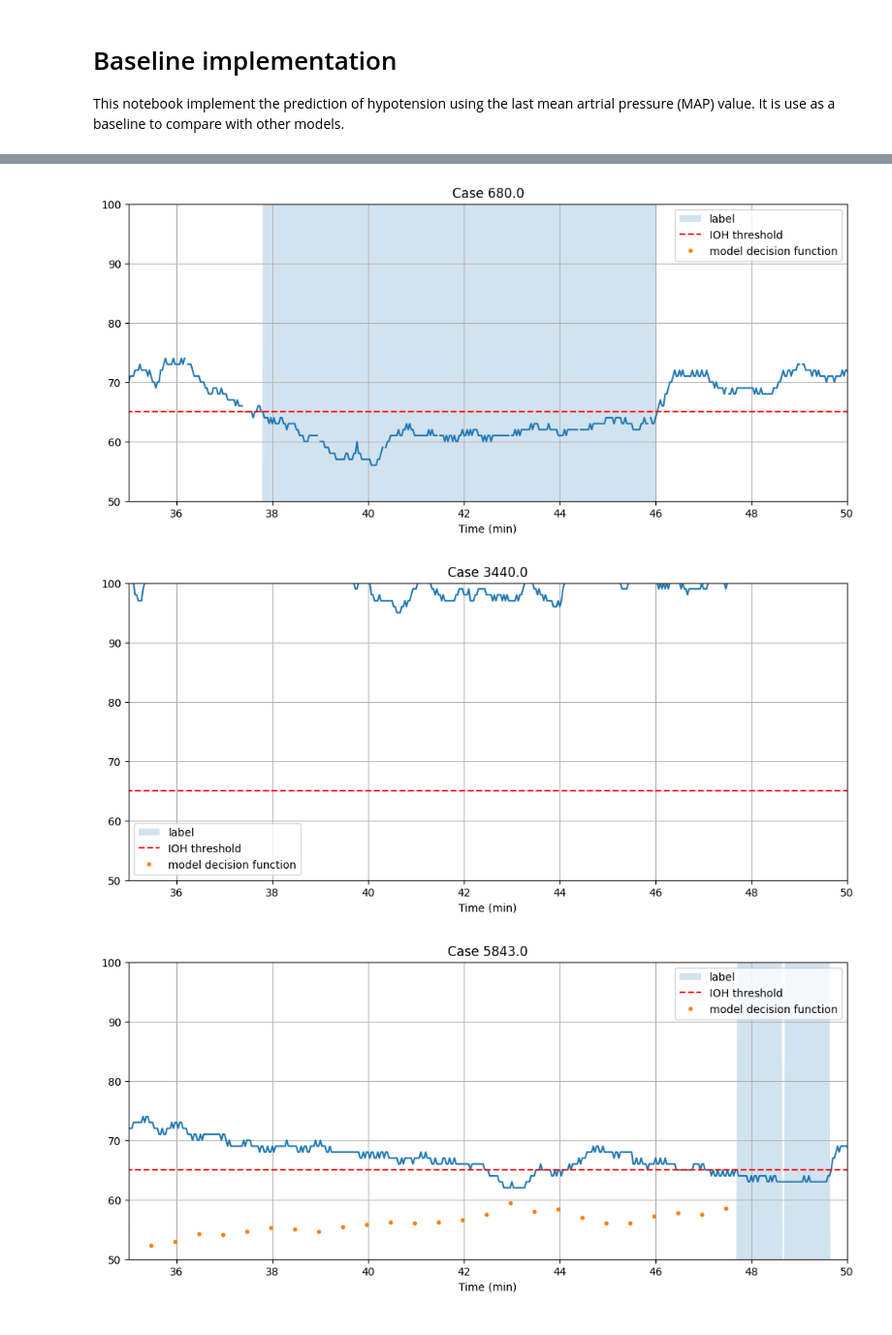
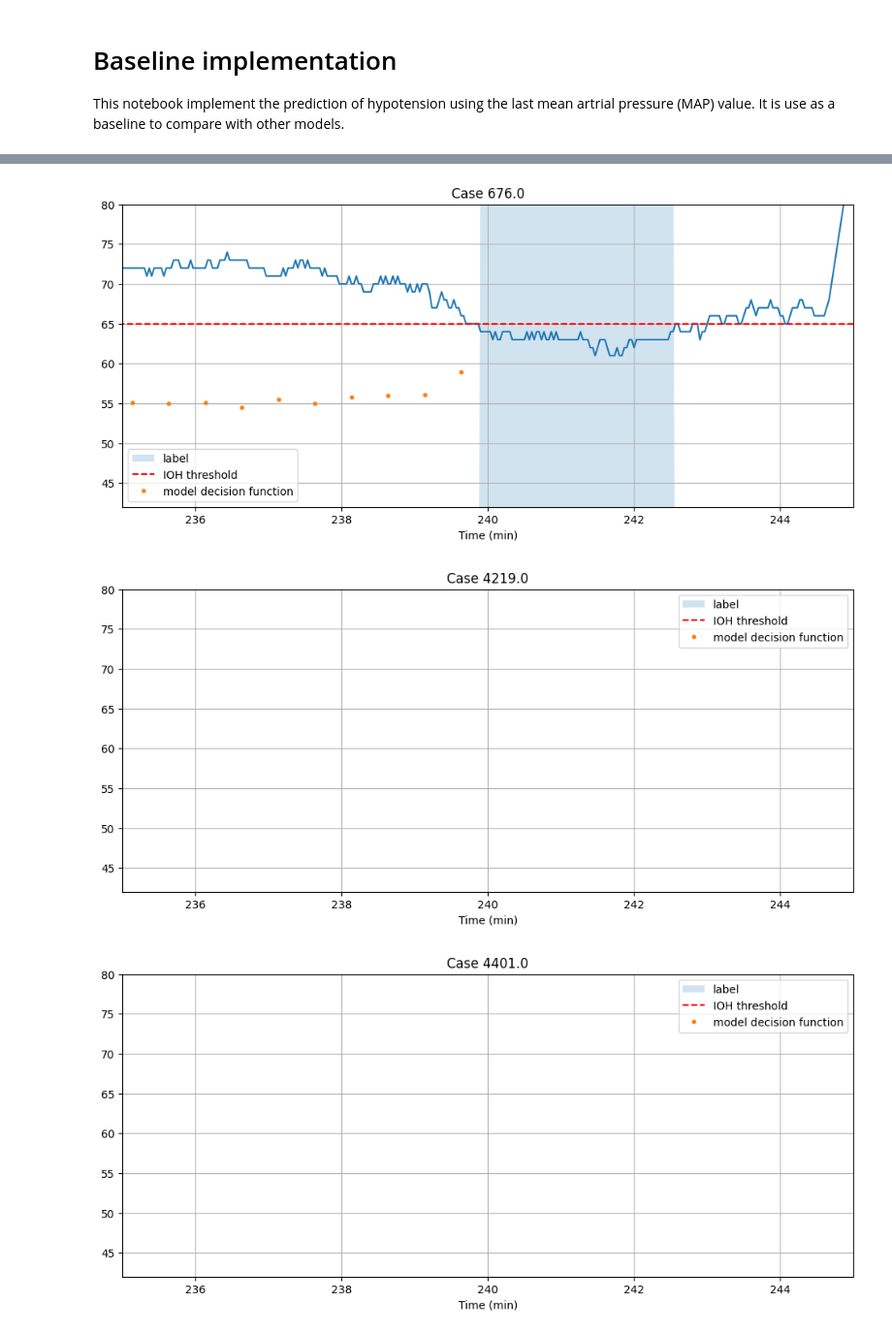
Before and after one commit to BobAubouin/hypotension_pred, a Jupyter notebook: scripts/baseline.ipynb, the cells around one changed output, grey strips where cells are left out. Shown at 97% size. Cells and saved outputs as stored; diff of their text form; code cells hidden in the pictures.

```diff
--- a/scripts/baseline.ipynb
+++ b/scripts/baseline.ipynb
@@ -10,8 +10,8 @@ import tikzplotlib
 
 from scripts.dataLoader import dataLoaderParallel
 # %%
-HALF_TIME_FILTERING = 5 # secondes
-FEATURE_NAME = "dbp"
+HALF_TIME_FILTERING = 10 # secondes
+FEATURE_NAME = "mbp"
 # %%
 # test if raw file exists
 if not os.path.exists('data/data_async.csv'):
@@ -22,7 +22,7 @@ cols = list(pd.read_csv("data/data_async.csv", nrows=1))
 rawData = pd.read_csv(f'data/data_async.csv', usecols =[i for i in cols if i != "opname"] ).astype("float32")
 # %%
 # test if baseline file exists
-if not os.path.exists('data/data_baseline.csv'):
+if not os.path.exists('data/data_xbg.csv'):
     dataframe = dataLoaderParallel(
         half_times= [HALF_TIME_FILTERING],
         signal_name = [FEATURE_NAME],
@@ -34,7 +34,7 @@ if not os.path.exists('data/data_baseline.csv'):
     )
     dataframe.to_csv('data/data_baseline.csv', index=False)
 else:
-    dataframe = pd.read_csv('data/data_baseline.csv')
+    dataframe = pd.read_csv('data/data_xbg.csv')
 # %%
 # for each subgoup of data, create a regressor and evaluate it
 from sklearn.metrics import auc, roc_curve, roc_auc_score
@@ -101,34 +136,6 @@ df.to_csv('data/baseline_roc.csv', index=False)
 # %%
 # plot 3 random cases with the corresponding decision function
-MIN_TIME_IOH = 60
-MIN_VALUE_IOH = 65
-def label_caseid(df_case: pd.DataFrame, sampling_time: int):
-    """
-    Labels the case based on the mean arterial blood pressure (mbp) values.
-
-    Parameters:
-    -----------
-    df_case : pd.DataFrame
-        The dataframe containing the case data.
-    sampling_time : int
-        The sampling time in seconds.
-
-    Returns
-    -------
-    pd.DataFrame:
-        The dataframe with the label column added.
-    """
-    # create the label for the case
-    label = df_case.mbp.rolling(MIN_TIME_IOH//sampling_time,
-                                min_periods=1).apply(lambda x: (x < MIN_VALUE_IOH).loc[~np.isnan(x)].all())
-    label.fillna(0, inplace=True)
-    label = (label + label.shift(-MIN_TIME_IOH//sampling_time , fill_value=0)).astype(bool).astype(int)
-    #if label pass from 1 to 0, we keep the 1 for the next MIN_TIME_IOH
-
-    # add label to the data
-    df_case.insert(0, 'label', label.astype(int))
-
-    return df_case
+from scripts.dataLoader import label_caseid
 
 np.random.seed(10)
 cases = np.random.choice(dataframe['caseid'].unique(), 3, replace=False)
@@ -138,38 +145,39 @@ for case in cases:
     raw_case.rename(columns={'Solar8000/ART_MBP': 'mbp'}, inplace=True)
     raw_case.mbp.mask(raw_case.mbp < 40, inplace=True)
     # removing the nan values at the beginning and the ending
     case_valid_mask = ~raw_case.mbp.isna()
     raw_case = raw_case[(np.cumsum(case_valid_mask) > 0) & (np.cumsum(case_valid_mask[::-1])[::-1] > 0)]
 
 
     raw_case= label_caseid(raw_case, 2)
 
     segment_data = dataframe[dataframe['caseid'] == case]
     cv_group = segment_data['cv_group'].values[0]
 
 
     segment_data = segment_data.dropna(subset=[f'{FEATURE_NAME}_ema_{HALF_TIME_FILTERING}'])
     x_test = segment_data[f'{FEATURE_NAME}_ema_{HALF_TIME_FILTERING}'].values.reshape(-1, 1)
     y_test = segment_data['label'].values
     y_pred = 1 - x_test/120
 
     plt.figure(figsize=(12, 5))
     plt.fill_between(raw_case['Time']*2/60, np.zeros(len(raw_case['Time'])), raw_case.label*100, label='label', alpha=0.2)
     plt.plot(raw_case['Time']*2/60, raw_case['mbp'])
     plt.hlines(65, raw_case['Time'].values[0]/60, raw_case['Time'].values[-1]*2/60, color='r', linestyle='--', label='IOH threshold')
     plt.plot(segment_data['time']/60,y_pred*100, '.', label='model decision function')
     # plt.plot(segment_data['time']/60, segment_data[f'{FEATURE_NAME}_ema_{HALF_TIME_FILTERING}'], '*', label='label')
     plt.xlabel('Time (min)')
-    plt.xlim([35, 50])
-    plt.ylim([50, 100])
+    plt.xlim([35, 42])
+    plt.xlim([235, 245])
+    plt.ylim([42, 80])
     plt.legend()
     plt.title(f'Case {case}')
     plt.grid()
     plt.show()
 # %% [output]
-[figure, old version]
+[figure, new version]
-[figure, old version]
+[figure, new version]
-[figure, old version]
+[figure, new version]
 # %%
 
 MIN_TIME_IOH = 60
```
Also changed, not shown: parts of 4 cells of this notebook, 3 other files.
